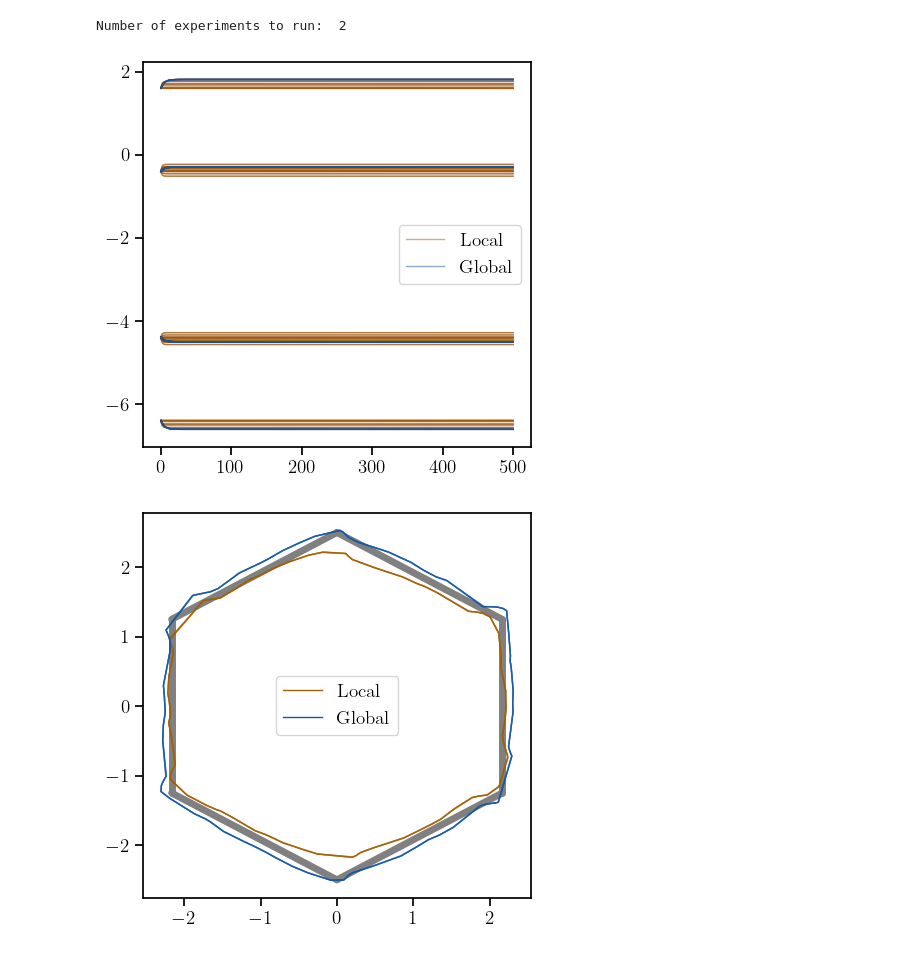
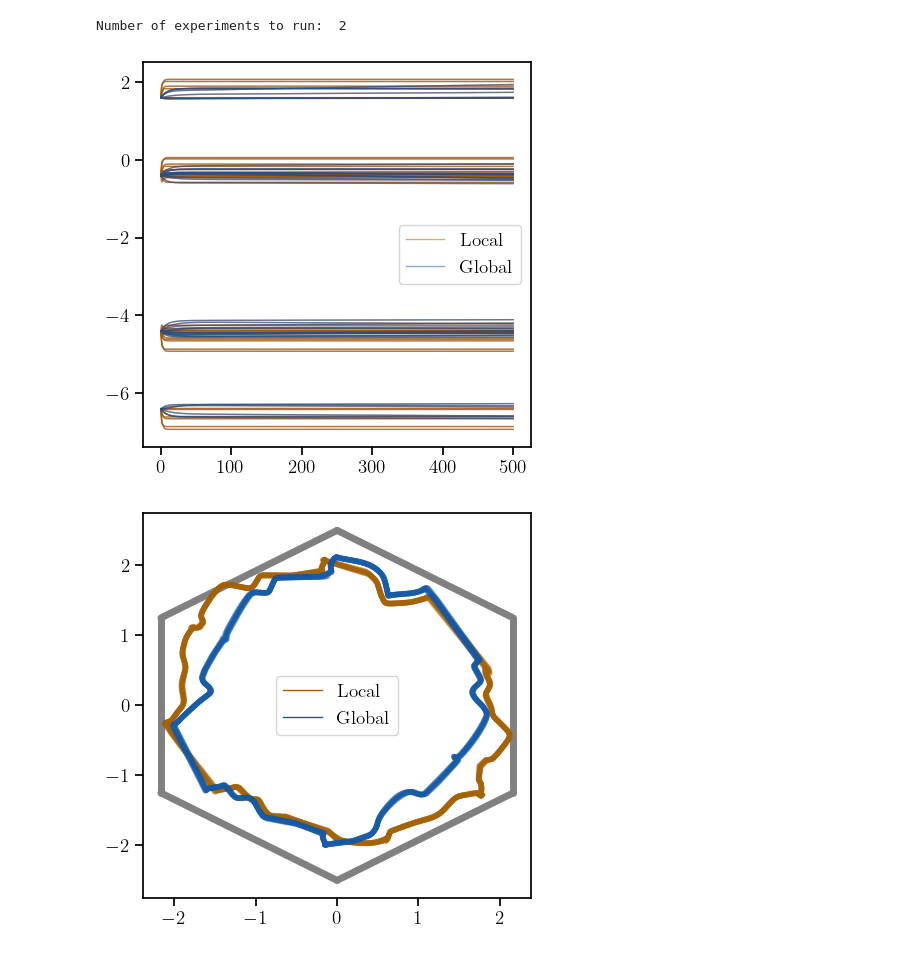
Before and after one commit to Asagodi/topological_diversity, a Jupyter notebook: Stability/homeostasis/plasticity.ipynb, the cells around one changed output. Cells and saved outputs as stored; diff of their text form; code cells hidden in the pictures.

```diff
--- a/Stability/homeostasis/plasticity.ipynb
+++ b/Stability/homeostasis/plasticity.ipynb
@@ -1092,7 +1092,7 @@ vectorized_random_vf
 # %%
 N = 6
 epsilon = .1
-vectorized_random_vf = generate_multiple_vector_fields(N, n_points=500, length=1, sigma=20, alpha=5, seed=42)
+vectorized_random_vf = generate_multiple_vector_fields(N, n_points=500, length=1, sigma=20, alpha=5, seed=randomseed)
 
 def relu_plus_vf(x, epsilon, vf):
     return (1-epsilon) * np.maximum(0, x) + epsilon*vf(x)
@@ -1130,7 +1130,7 @@ def make_relu_plus_vf_fixed(epsilon, vf):
 
 # Example usage with a vectorized random vector field
 # Define a fixed epsilon
-epsilon = 0.05
+epsilon = 0.2
 
 # Generate the function with fixed epsilon and vf
 relu_plus_vf_fixed = make_relu_plus_vf_fixed(epsilon, vectorized_random_vf)
@@ -1154,13 +1154,13 @@ randomseed = 1331
 pert_sols = simulate_noorman_from_y0s(all_bumps[:].T, W_sym+W_p, W_asym, c_ff=1, maxT=maxT, tsteps=tsteps, transfer_function=relu_plus_vf_fixed)
 pert_sols_proj2 = pca.transform(pert_sols.reshape(-1, N)).reshape(pert_sols.shape[0], pert_sols.shape[1], 2)
 # %%
-after_t = 30
+after_t = 50
 before_t = after_t+10
+fig, ax = plt.subplots(figsize=(5, 5))
+plt.plot(pert_sols_proj2[:,after_t:before_t,0], pert_sols_proj2[:,after_t:before_t,1], '-', color=plast_av_color, alpha=1, linewidth=4);
+plot_original_ra(ax, corners_proj2)
+ax.set_xlim(-3, 3)
+ax.set_ylim(-3, 3)
 
-fig, ax = plt.subplots(figsize=(5, 5))
-plt.plot(pert_sols_proj2[:,after_t:before_t,0], pert_sols_proj2[:,after_t:before_t,1], '-', color=plast_av_color, alpha=.5);
-
-plot_original_ra(ax, corners_proj2)
-ax.set_xlim(-5, 5)
-ax.set_ylim(-5, 5)
+plt.savefig(output_path+f"perturbed_invman_epsilon{epsilon}_rs{randomseed}.pdf", bbox_inches="tight")
 # %% [output]
@@ -1184,7 +1183,7 @@ else:
     ref_invman = pert_sols[:,after_t,:]
 
 df = run_experiment(scalar_sigma_W_values, lambda_W_values, vel_constant_list, tau_W_values, damping_W_values, W_epsilon_values,
-                    local_values, all_bumps, #pert_sols[:,after_t,:],
+                    local_values, ref_invman, #pert_sols[:,after_t,:],
                     all_bumps[:1], W_sym, c_ff, W_asym, transfer_function=relu_plus_vf_fixed,
                     tau=tau, maxT=maxT, tsteps=tsteps,
                     randomseed=randomseed, filename="actfun_pert.pickle")
@@ -1198,9 +1197,9 @@ Number of experiments to run:  2
 # %%
 plot_weight_matrix([weights_local[0], weights_global[0]], t, None, [noplast_av_color, plast_av_color], ["Local", "Global"], from_og)
 # %% [output]
-[figure, old version]
+[figure, new version]
 # %%
-bump_step_size = .1
+bump_step_size = .01
 side_bumps = get_bumps_along_oneside_ring(N, m, corners, step_size=bump_step_size)
 all_bumps = get_all_bumps(N, side_bumps)
 
@@ -1212,18 +1211,20 @@ W_local_after = weights_local[0,-1,:].reshape(N,N)
 after_local_sols = simulate_noorman_from_y0s(all_bumps[:].T, W_local_after, W_asym, c_ff=1, maxT=maxT, tsteps=tsteps, transfer_function=relu_plus_vf_fixed)
 after_local_sols_proj2 = pca.transform(after_local_sols.reshape(-1, N)).reshape(after_local_sols.shape[0], after_local_sols.shape[1], 2)
 # %%
-after_t = 50
+after_t = 35
 before_t = after_t+5
 
 fig, ax = plt.subplots(figsize=(5, 5))
-plt.plot(after_local_sols_proj2[:,after_t:before_t,0], after_local_sols_proj2[:,after_t:before_t,1], '-', color=noplast_av_color, alpha=.5);
-plt.plot(after_global_sols_proj2[:,after_t:before_t,0], after_global_sols_proj2[:,after_t:before_t,1], '-', color=plast_av_color, alpha=.5);
-
+plt.plot(after_local_sols_proj2[:,after_t:before_t,0], after_local_sols_proj2[:,after_t:before_t,1], '-', color=noplast_av_color, alpha=.5, linewidth=4);
+plt.plot(after_global_sols_proj2[:,after_t:before_t,0], after_global_sols_proj2[:,after_t:before_t,1], '-', color=plast_av_color, alpha=.5, linewidth=4);
 plt.legend(handles=[line1, line2])
 
 plot_original_ra(ax, corners_proj2)
+
+plt.savefig(f'{output_path}/invman_after_epsilon{epsilon}_rs{randomseed}.pdf', bbox_inches='tight', dpi=500)
+plt.savefig(f'{output_path}/invman_after_epsilon{epsilon}_rs{randomseed}.png', bbox_inches='tight', dpi=500)
 # %% [output]
-[figure, old version]
+[figure, new version]
 # %%
 invman_global = after_global_sols[:,after_t,:]
 invman_local = after_local_sols[:,after_t,:]
```
Also changed, not shown: parts of 5 cells of this notebook.
